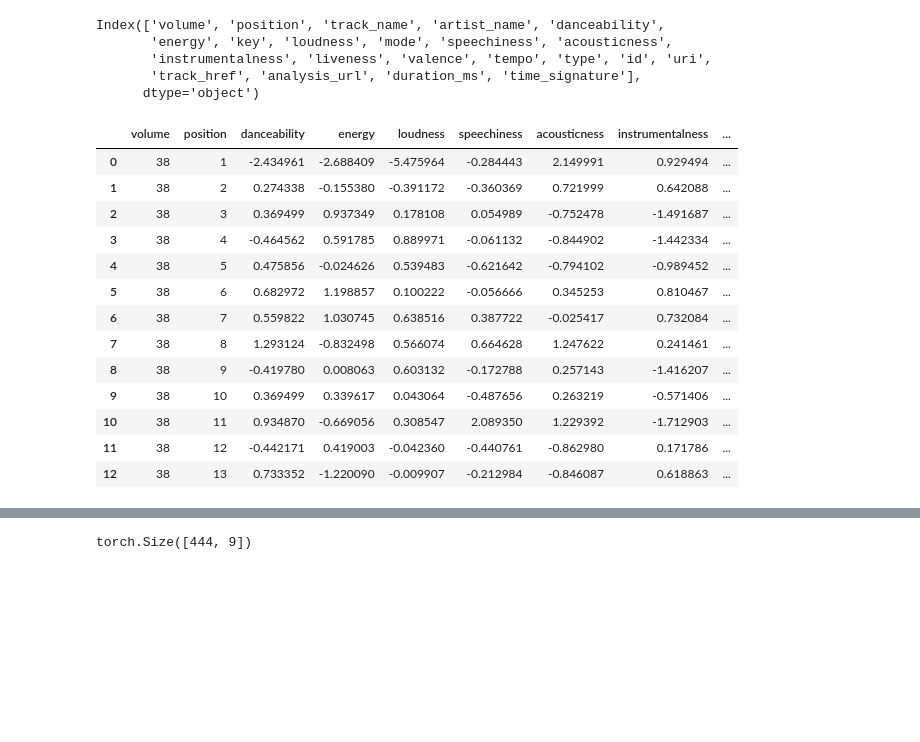
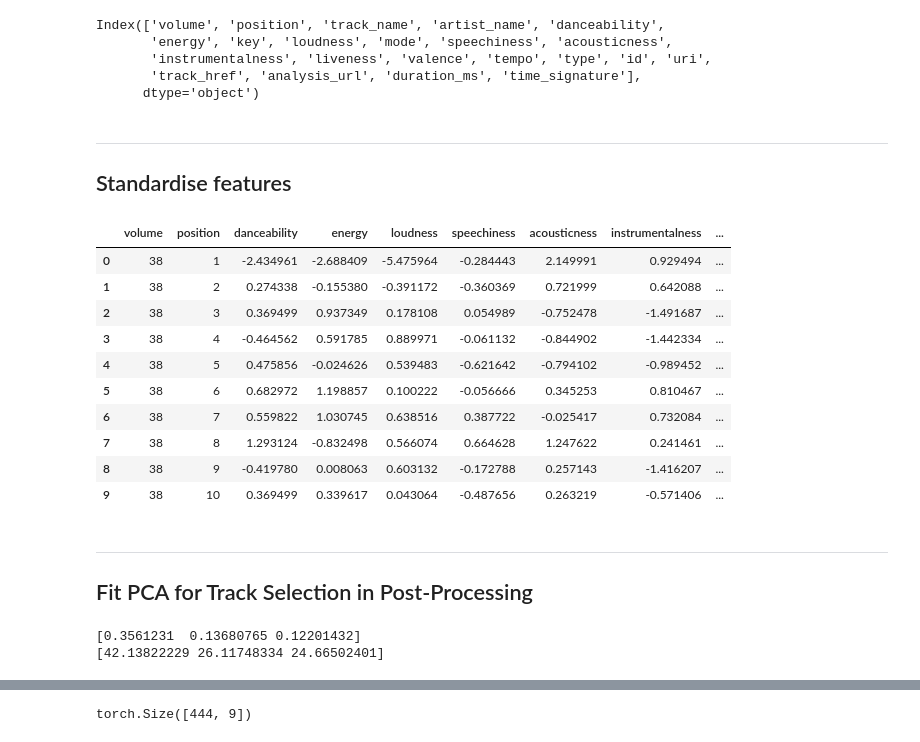
Before and after one commit to alistairwgillespie/wmw_deep_playlist_generator, a Jupyter notebook: 2_Feature_Engineering.ipynb, the cells around one changed output, grey strips where cells are left out. Saved outputs shown, nothing was run; the diff lists cells and outputs as text; code cells hidden in the pictures; blank space fills up the shorter version.

```diff
--- a/2_Feature_Engineering.ipynb
+++ b/2_Feature_Engineering.ipynb
@@ -74,33 +74,33 @@ feature_list = ['danceability','energy', 'loudness', 'speechiness', 'acousticnes
 
 # Output list
 output_list = ['danceability','energy', 'loudness', 'speechiness', 'acousticness', 'instrumentalness', 'liveness', 'valence', 'tempo']
+# %% [markdown]
+---
+## Standardise features
 # %%
 from sklearn.preprocessing import StandardScaler
 
 # Standardize features
 standard_scaler = StandardScaler()
 
 standard_scaler.fit(wmw_df[feature_list])
 
 standard_features = standard_scaler.transform(wmw_df[feature_list])
 
 processed_df = pd.DataFrame(standard_features, index=wmw_df.index, columns=wmw_df.columns[2:])
 
 wmw_df = pd.concat([wmw_df[['volume', 'position']],processed_df[feature_list]], axis=1)
 
-wmw_df.head(13)
+wmw_df.head(10)
 # %% [output]
 |  | volume | position | danceability | energy | loudness | speechiness | acousticness | instrumentalness | ... |
 | 0 | 38 | 1 | -2.434961 | -2.688409 | -5.475964 | -0.284443 | 2.149991 | 0.929494 | ... |
 | 1 | 38 | 2 | 0.274338 | -0.155380 | -0.391172 | -0.360369 | 0.721999 | 0.642088 | ... |
 | 2 | 38 | 3 | 0.369499 | 0.937349 | 0.178108 | 0.054989 | -0.752478 | -1.491687 | ... |
 | 3 | 38 | 4 | -0.464562 | 0.591785 | 0.889971 | -0.061132 | -0.844902 | -1.442334 | ... |
 | 4 | 38 | 5 | 0.475856 | -0.024626 | 0.539483 | -0.621642 | -0.794102 | -0.989452 | ... |
 | 5 | 38 | 6 | 0.682972 | 1.198857 | 0.100222 | -0.056666 | 0.345253 | 0.810467 | ... |
 | 6 | 38 | 7 | 0.559822 | 1.030745 | 0.638516 | 0.387722 | -0.025417 | 0.732084 | ... |
 | 7 | 38 | 8 | 1.293124 | -0.832498 | 0.566074 | 0.664628 | 1.247622 | 0.241461 | ... |
 | 8 | 38 | 9 | -0.419780 | 0.008063 | 0.603132 | -0.172788 | 0.257143 | -1.416207 | ... |
 | 9 | 38 | 10 | 0.369499 | 0.339617 | 0.043064 | -0.487656 | 0.263219 | -0.571406 | ... |
-| 10 | 38 | 11 | 0.934870 | -0.669056 | 0.308547 | 2.089350 | 1.229392 | -1.712903 | ... |
-| 11 | 38 | 12 | -0.442171 | 0.419003 | -0.042360 | -0.440761 | -0.862980 | 0.171786 | ... |
-| 12 | 38 | 13 | 0.733352 | -1.220090 | -0.009907 | -0.212984 | -0.846087 | 0.618863 | ... |
@@ -106,0 +110,16 @@ wmw_df.head(13)
+# %% [markdown]
+---
+## Fit PCA for Track Selection in Post-Processing
+# %%
+from sklearn.decomposition import PCA
+
+pca = PCA(n_components=3)
+
+pca.fit(wmw_df[feature_list])
+
+print(pca.explained_variance_ratio_)
+
+print(pca.singular_values_)
+# %% [output]
+[0.3561231  0.13680765 0.12201432]
+[42.13822229 26.11748334 24.66502401]
```
Also changed, not shown: parts of 21 cells of this notebook, 2 other files.
